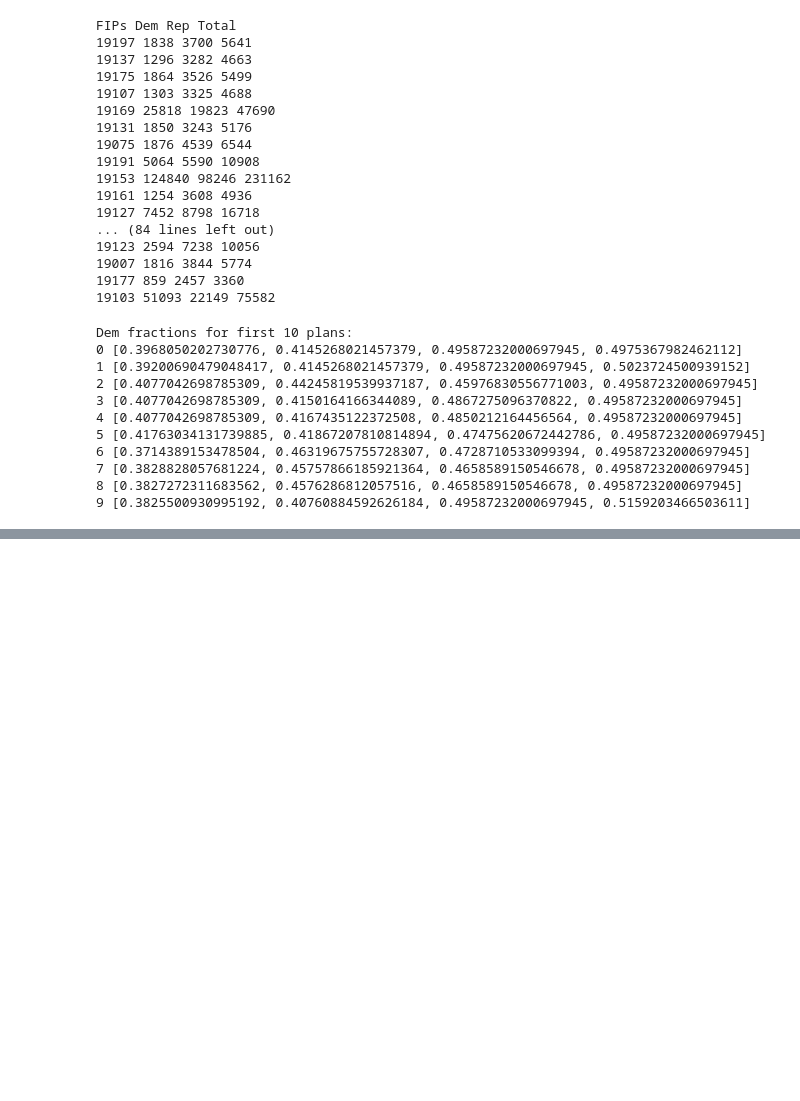
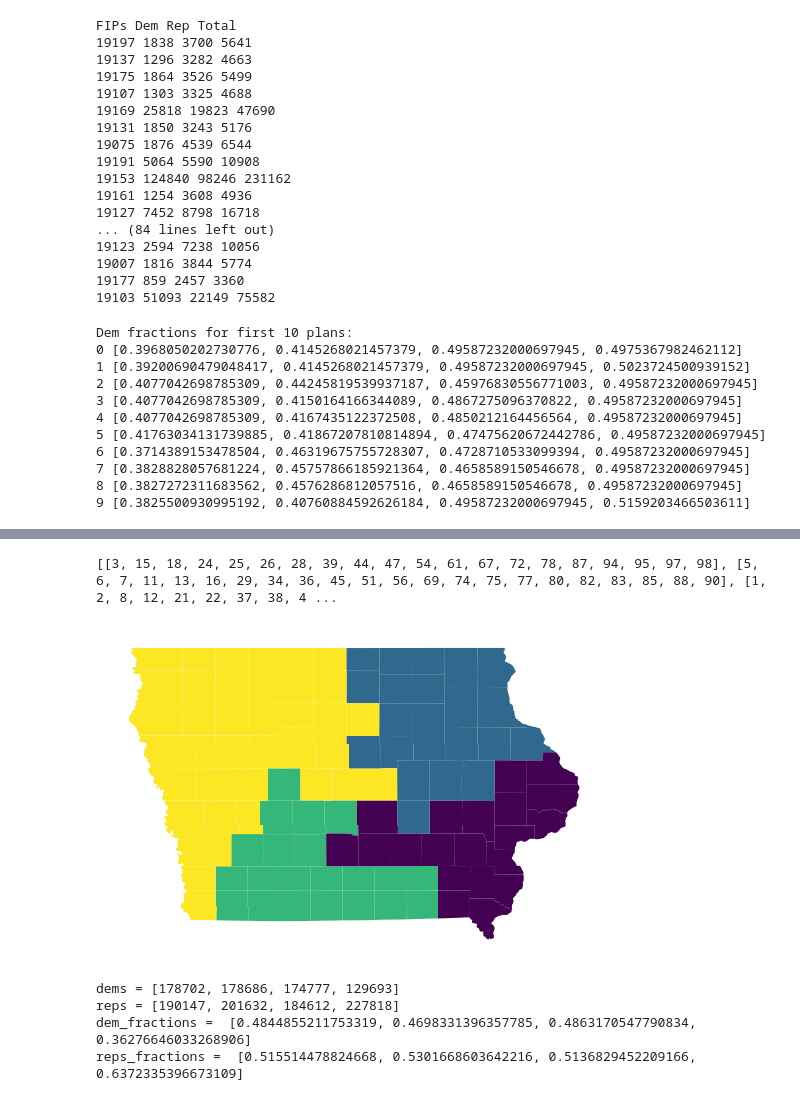
Before and after one commit to AustinLBuchanan/refuting_a_widespread_belief_about_county_splits, a Jupyter notebook: src/IA_plans_25_figures.ipynb, the cells around one changed output, grey strips where cells are left out. Drawn from its saved outputs; the diff is of its cells as text; code cells hidden in the pictures; blank space fills up the shorter version.

```diff
--- a/src/IA_plans_25_figures.ipynb
+++ b/src/IA_plans_25_figures.ipynb
@@ -341,0 +281,17 @@ print(district_counties)
+# %%
+def assign_counties_to_districts(precinct_assignments, precinct_geoids):
+    district_counties = {}
+
+    precinct_to_county = {str(geoid): str(geoid)[:5] for geoid in precinct_geoids}
+    #print(precinct_to_county.keys())
+    for precinct, district in precinct_assignments.items():
+        # Debugging: Check if the precinct is in the mapping
+        if str(precinct) not in precinct_to_county.keys():
+            print(f"Warning: {precinct} not found in precinct_to_county")
+        county = precinct_to_county[str(precinct)]
+        if county is None:
+            continue
+        if district not in district_counties:
+             district_counties[district] = set()
+        district_counties[district].add(county)
+    return  district_counties
@@ -341,0 +308,35 @@ print(district_counties)
+# %%
+districts = [[] for _ in range(len(district_counties))]
+for district, counties in district_counties.items():
+    county_list = list(counties)
+    for i in G.nodes:
+        if str(G.nodes[i]['GEOID20']) in county_list:
+            districts[district-1].append(i)
+
+print(districts)
+# %% [output]
+[[3, 15, 18, 24, 25, 26, 28, 39, 44, 47, 54, 61, 67, 72, 78, 87, 94, 95, 97, 98], [5, 6, 7, 11, 13, 16, 29, 34, 36, 45, 51, 56, 69, 74, 75, 77, 80, 82, 83, 85, 88, 90], [1, 2, 8, 12, 21, 22, 37, 38, 4 ...
+# %%
+filepath2 = 'C:\\districting-data-2020\\'
+filename2 = state + '_county.shp'
+from draw import draw_plan
+
+draw_plan( filepath2, filename2, G, districts )
+# %% [output]
+[figure, added]
+# %%
+dems = [ sum( G.nodes[i]['Dem'] for i in district ) for district in districts]
+reps = [ sum( G.nodes[i]['Rep'] for i in district ) for district in districts]
+total_pop = sum(G.nodes[i]['TOTPOP'] for i in G.nodes)
+dem_fractions = [ (dems[j] / (dems[j]+reps[j])) for j in range(k) ]
+reps_fractions = [ (reps[j] / (dems[j]+reps[j])) for j in range(k) ]
+
+print('dems =', dems)
+print('reps =', reps)
+print('dem_fractions = ', dem_fractions)
+print('reps_fractions = ', reps_fractions)
+# %% [output]
+dems = [178702, 178686, 174777, 129693]
+reps = [190147, 201632, 184612, 227818]
+dem_fractions =  [0.4844855211753319, 0.4698331396357785, 0.4863170547790834, 0.36276646033268906]
+reps_fractions =  [0.515514478824668, 0.5301668603642216, 0.5136829452209166, 0.6372335396673109]
```
Also changed, not shown: parts of 16 cells of this notebook.
